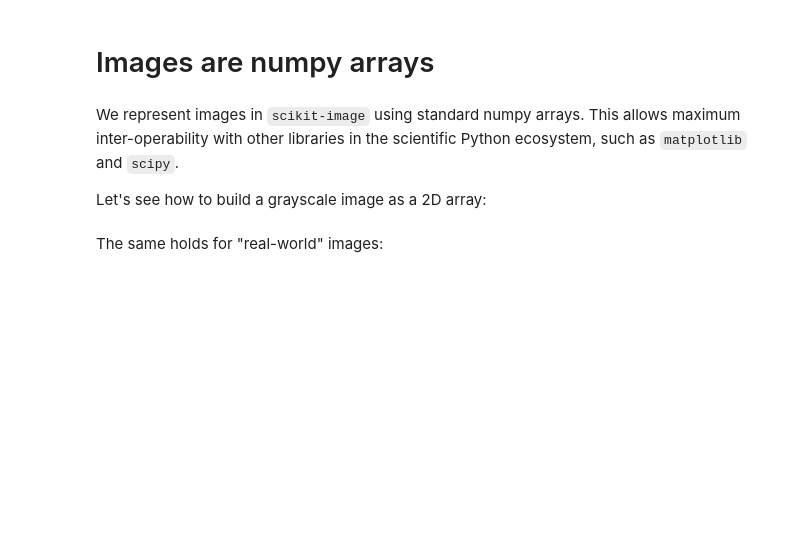
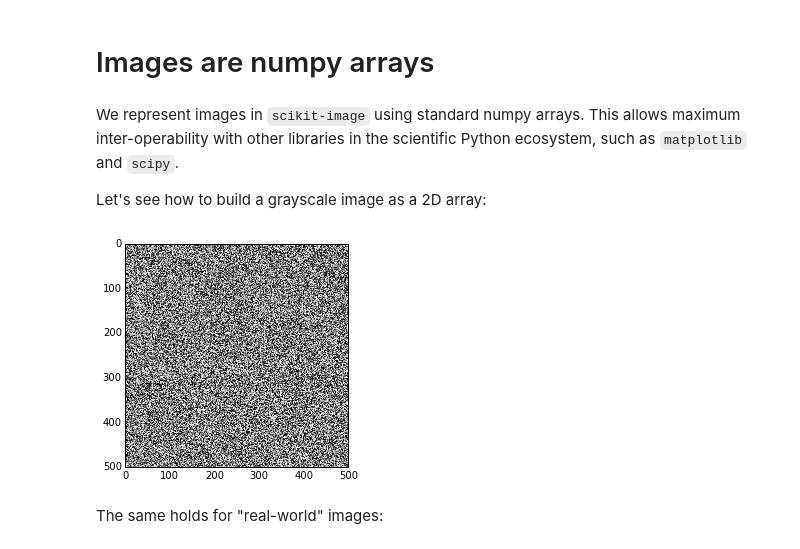
Before and after one commit to jni/numpy-skimage-tutorial, a Jupyter notebook: notebooks/00_images_are_arrays.ipynb, the cells around one changed output. Saved outputs shown, nothing was run; the diff lists cells and outputs as text; code cells hidden in the pictures; blank space fills up the shorter version.

```diff
--- a/notebooks/00_images_are_arrays.ipynb
+++ b/notebooks/00_images_are_arrays.ipynb
@@ -7,10 +7,13 @@ Let's see how to build a grayscale image as a 2D array:
 # %%
 %matplotlib inline
 import numpy as np
 from matplotlib import pyplot as plt, cm
 
 random_image = np.random.rand(500, 500)
-plt.imshow(random_image, cmap=cm.gray, interpolation='nearest');
+plt.rcParams['image.interpolation'] = 'none'
+plt.imshow(random_image, cmap=cm.gray);
+# %% [output]
+[figure, added]
 # %% [markdown]
 The same holds for "real-world" images:
 # %%
```
Also changed, not shown: parts of 11 cells of this notebook, 3 other files.
